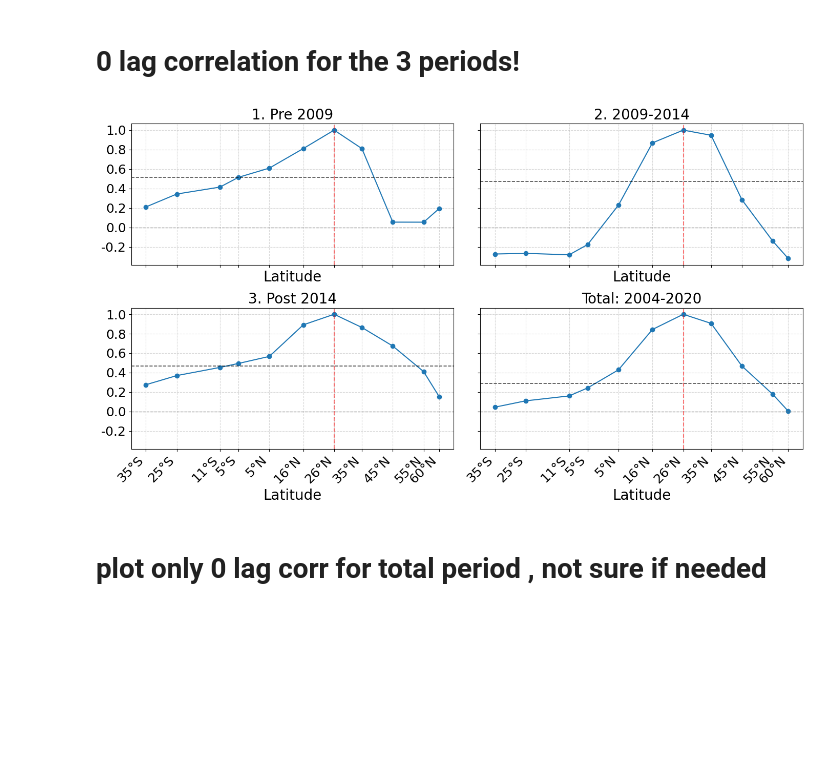
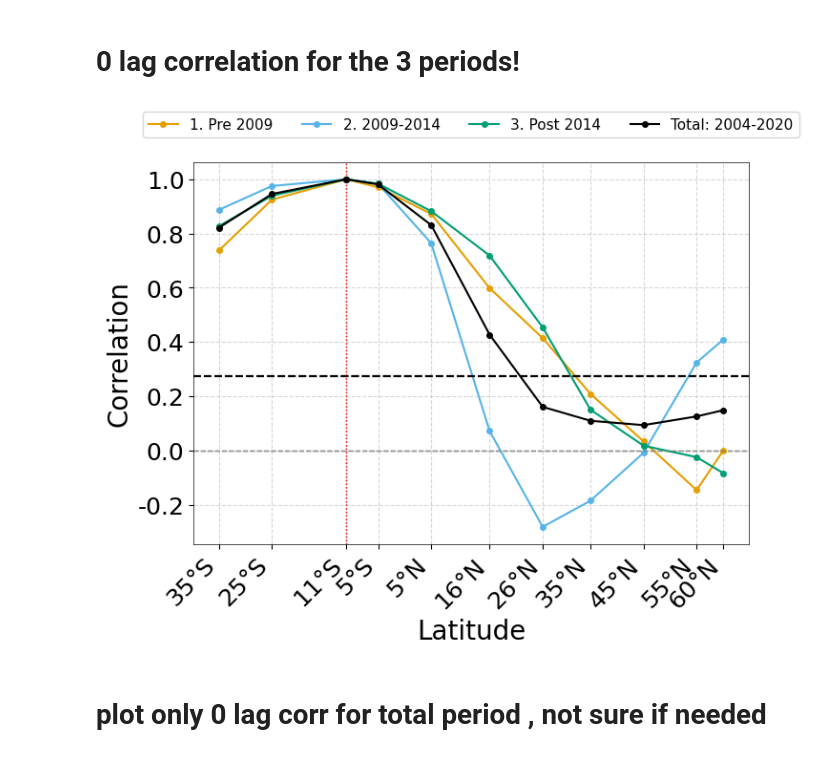
Before and after one commit to lea-dietz/masterthesis, a Jupyter notebook: coding/mht.ipynb, the cells around one changed output. Cells and saved outputs as stored; diff of their text form; code cells hidden in the pictures; blank space fills up the shorter version.

```diff
--- a/coding/mht.ipynb
+++ b/coding/mht.ipynb
@@ -1464,44 +1495,64 @@ def plot_zero_lag_corr_grid(mht_sel, mht_detrended,
                             lats, lat_labels,
                             lat_sel,
                             signifance_periods=None,
-                            savefig=False, figsize=(11, 8)):
+                            savefig=False, figsize=(7.5, 5.2),
+                            ):
+    fig, ax = plt.subplots(figsize=figsize)
+    ax.spines["left"].set_linewidth(0.5)
+    ax.spines["right"].set_linewidth(0.5)
+    ax.spines["top"].set_linewidth(0.5)
+    ax.spines["bottom"].set_linewidth(0.5)
 
-    fig, axes = plt.subplots(2, 2, figsize=figsize, sharex=True, sharey=True)
-    axes = axes.flatten()
+    colors = ["#E69F00", "#56B4E9", "#009E73", "black"]
 
     corrs = {}
-    for ax, (period_name, (t0, t1)) in zip(axes, periods.items()):
-
+    for idx, (period_name, (t0, t1)) in enumerate(periods.items()):
         period_label = periods_labels[period_name]
         period_data_lat = mht_sel.sel(time=slice(t0, t1))
         period_data = mht_detrended.sel(time=slice(t0, t1))
+
         if signifance_periods is not None:
-            r_crit_lat = signifance_periods[period_name]["r_crit"][lat_sel]
+            r_crit_lat = signifance_periods["total"]["r_crit"][lat_sel]
             corr, lat_label = zero_lag_corr(
                 period_data_lat,
                 period_data,
+                period_label=period_label,
                 lats=lats,
                 lat_labels=lat_labels,
                 r_crit=r_crit_lat,
                 plot=True,
                 dimension="time",
-                title=period_label,
                 ax=ax,
+                color=colors[idx],
             )
         else:
             corr, lat_label = zero_lag_corr(
                 period_data_lat,
                 period_data,
+                period_label=period_label,
                 lats=lats,
                 lat_labels=lat_labels,
                 plot=True,
                 dimension="time",
-                title=period_label,
                 ax=ax,
+                color=colors[idx],
             )
         corrs[period_name] = corr
 
-    fig.tight_layout()
+    # fig.subplots_adjust(top=0.9, bottom=0.28, left=0.1, right=0.95)
+
+    handles, labels = ax.get_legend_handles_labels()
+    ax.legend(
+        handles=handles,
+        labels=labels,
+        loc="upper center",
+        bbox_to_anchor=(0.5, 1.15),
+        ncol=4,
+        fontsize=11,
+        frameon=True
+    )
+
+    # fig.tight_layout()
     if savefig:
         os.makedirs("figures/0lag/", exist_ok=True)
         fig.savefig(f"figures/0lag/corr_{lat_label}.png", dpi=300, bbox_inches='tight')
@@ -1514,21 +1565,21 @@ mht_detrended = mht_detrended.assign_coords(
 )
 # %%
 
-lat_sel = 26
+lat_sel = -11
 idx_sel = [np.where((lats == lat_sel))[0][0]]
 
 mht_sel = mht_detrended.isel(lat=idx_sel).squeeze('lat')
 
 corrs = plot_zero_lag_corr_grid(
     mht_sel, mht_detrended,
     periods, periods_labels,
     lat_sel=lat_sel,
     signifance_periods=signifance_periods,
     lats=lats, lat_labels=lat_labels,
-    savefig=True, figsize=(14,8)
+    savefig=True,
 )
 # %% [output]
-[figure, old version]
+[figure, new version]
 # %% [markdown]
 # plot only 0 lag corr for total period , not sure if needed
 # %%
```
Also changed, not shown: parts of 13 cells of this notebook, 25 other files.
